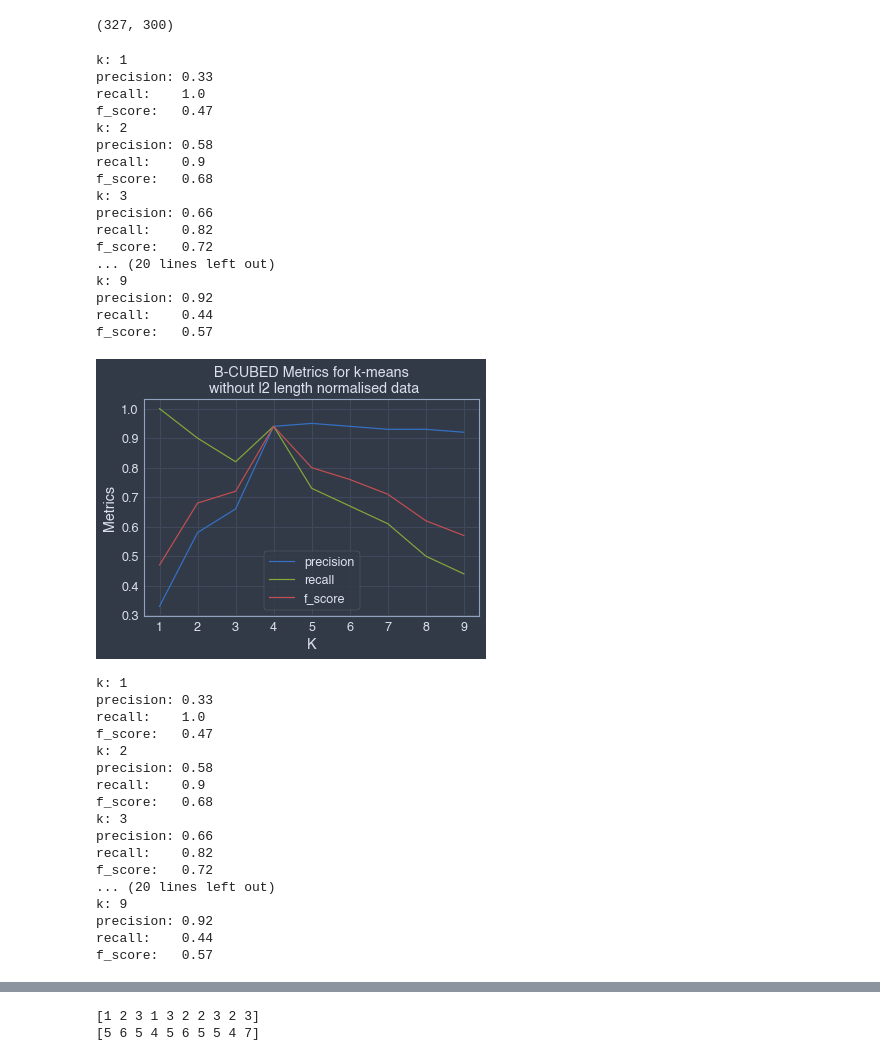
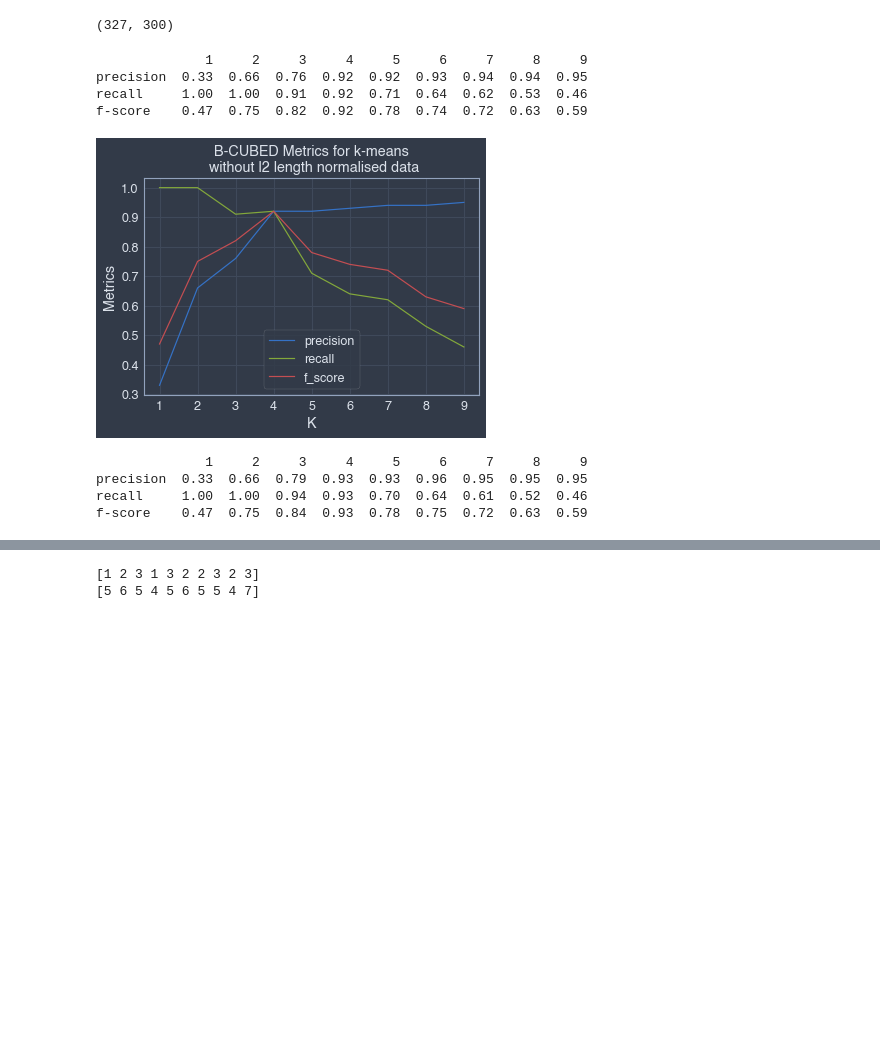
Before and after one commit to sreejithvn/K-means_and_K-medians, a Jupyter notebook: k_means_clustering.ipynb, the cells around one changed output, grey strips where cells are left out. Cells and saved outputs as stored; diff of their text form; code cells hidden in the pictures; blank space fills up the shorter version.

```diff
--- a/k_means_clustering.ipynb
+++ b/k_means_clustering.ipynb
@@ -9,7 +9,7 @@ import numpy as np
 import matplotlib.pyplot as plt
 from copy import deepcopy
 
-MAX_ITER = 2
+MAX_ITER = 10
 K_MAX = 9
 # SEED = np.random.randint(100)
 # np.random.seed(53)
@@ -38,8 +38,8 @@ category.shape
 dataset.drop(columns=[0], inplace=True)
 # dataset
 # %%
-data = np.array(dataset)
-data.shape
+dataset = np.array(dataset)
+dataset.shape
 # %% [output]
 (327, 300)
 # %%
@@ -190,6 +190,8 @@ def plot_metrics(precisions, recalls, f_scoress):
         plt.title("B-CUBED Metrics for {alg}\n without l2 length normalised data".format(alg="k-means" if k_means == True else "k-medians"))
     plt.show()
 # %%
+data = deepcopy(dataset)
+
 precisions = np.zeros(K_MAX)
 recalls = np.zeros(K_MAX)
 f_scores = np.zeros(K_MAX)
@@ -203,9 +205,13 @@ k_medians = False
 l2_len_norm = False
 if l2_len_norm:
     data = normalise_data(data)
+else:
+    data = deepcopy(dataset)
+
 for k in range(1, K_MAX+1):
     clusters, _ = fit_model(k, MAX_ITER)
     precisions[k-1], recalls[k-1], f_scores[k-1] = compute_metrics(clusters, category)
+print(pd.DataFrame((precisions, recalls, f_scores), index=['precision', 'recall', 'f-score'], columns=[np.arange(1,K_MAX+1)]))
 plot_metrics(precisions, recalls, f_scores)
 
 
@@ -216,71 +222,55 @@ k_medians = False
 l2_len_norm = True
 if l2_len_norm:
     data = normalise_data(data)
+else:
+    data = deepcopy(dataset)
+
 for k in range(1, K_MAX+1):
     clusters, _ = fit_model(k, MAX_ITER)
     precisions[k-1], recalls[k-1], f_scores[k-1] = compute_metrics(clusters, category)
+print(pd.DataFrame((precisions, recalls, f_scores), index=['precision', 'recall', 'f-score'], columns=[np.arange(1,K_MAX+1)]))
 plot_metrics(precisions, recalls, f_scores)
 
 # elif user_choice == '3':
 # Run K_medians without l2 length normalised data
 k_means = False
 k_medians = True
 l2_len_norm = False
 if l2_len_norm:
     data = normalise_data(data)
+else:
+    data = deepcopy(dataset)
+
 for k in range(1, K_MAX+1):
     clusters, _ = fit_model(k, MAX_ITER)
     precisions[k-1], recalls[k-1], f_scores[k-1] = compute_metrics(clusters, category)
+print(pd.DataFrame((precisions, recalls, f_scores), index=['precision', 'recall', 'f-score'], columns=[np.arange(1,K_MAX+1)]))
 plot_metrics(precisions, recalls, f_scores)
 
 # elif user_choice == '4':
     # Run K_medians with l2 length normalised data
 k_means = False
 k_medians = True
 l2_len_norm = True
 if l2_len_norm:
     data = normalise_data(data)
+else:
+    data = deepcopy(dataset)
+
 for k in range(1, K_MAX+1):
     clusters, _ = fit_model(k, MAX_ITER)
     precisions[k-1], recalls[k-1], f_scores[k-1] = compute_metrics(clusters, category)
+print(pd.DataFrame((precisions, recalls, f_scores), index=['precision', 'recall', 'f-score'], columns=[np.arange(1,K_MAX+1)]))
 plot_metrics(precisions, recalls, f_scores)
 
-# print(precisions)
-# print("\nKMeans Centroids from computed for k = 4:")
 # print(centroids)
 # %% [output]
-k: 1
-precision: 0.33
-recall:    1.0
-f_score:   0.47
-k: 2
-precision: 0.58
-recall:    0.9
-f_score:   0.68
-k: 3
-precision: 0.66
-recall:    0.82
-f_score:   0.72
-... (20 lines left out)
-k: 9
-precision: 0.92
-recall:    0.44
-f_score:   0.57
+              1     2     3     4     5     6     7     8     9
+precision  0.33  0.66  0.76  0.92  0.92  0.93  0.94  0.94  0.95
+recall     1.00  1.00  0.91  0.92  0.71  0.64  0.62  0.53  0.46
+f-score    0.47  0.75  0.82  0.92  0.78  0.74  0.72  0.63  0.59
-[figure, old version]
+[figure, new version]
-k: 1
-precision: 0.33
-recall:    1.0
-f_score:   0.47
-k: 2
-precision: 0.58
-recall:    0.9
-f_score:   0.68
-k: 3
-precision: 0.66
-recall:    0.82
-f_score:   0.72
-... (20 lines left out)
-k: 9
-precision: 0.92
-recall:    0.44
-f_score:   0.57
+              1     2     3     4     5     6     7     8     9
+precision  0.33  0.66  0.79  0.93  0.93  0.96  0.95  0.95  0.95
+recall     1.00  1.00  0.94  0.93  0.70  0.64  0.61  0.52  0.46
+f-score    0.47  0.75  0.84  0.93  0.78  0.75  0.72  0.63  0.59
```
Also changed, not shown: parts of 5 cells of this notebook.
